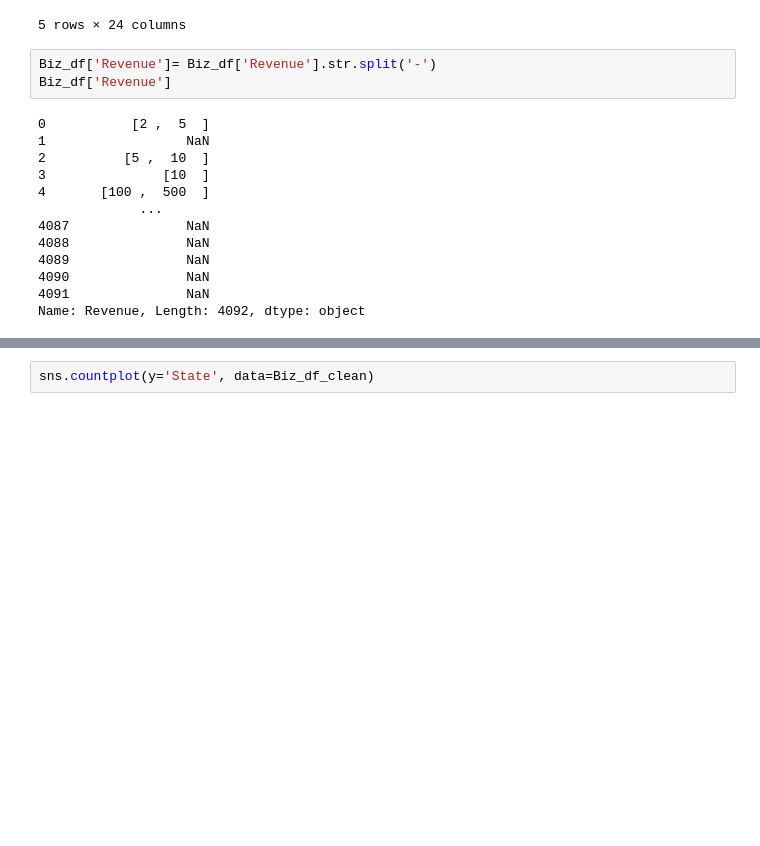
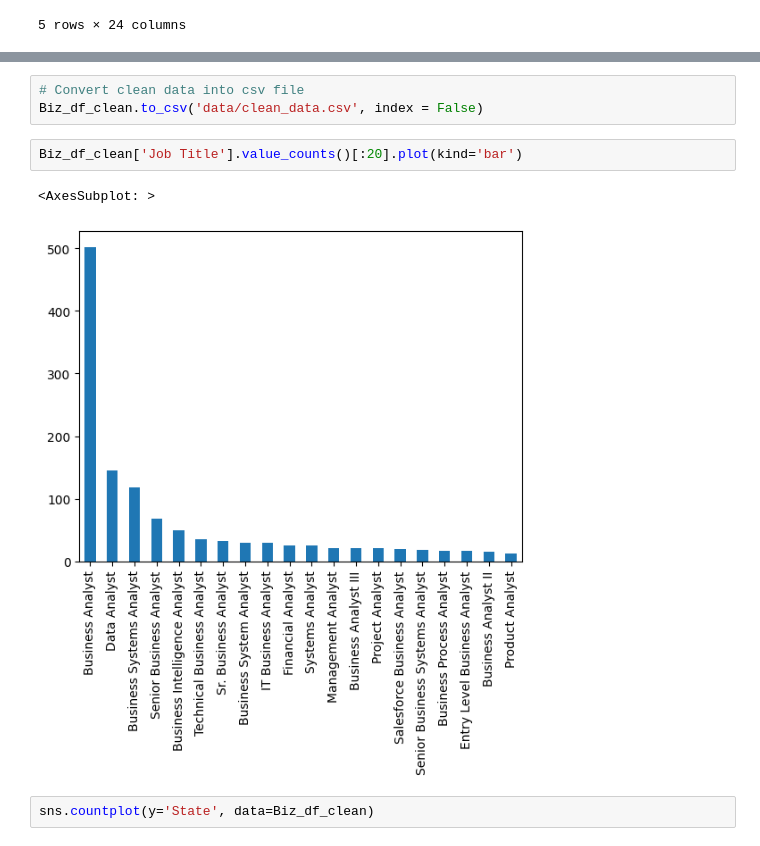
Before and after one commit to tsbarry/The_Job_Market, a Jupyter notebook: EDA.ipynb, the cells around one changed output, grey strips where cells are left out. Drawn from its saved outputs; the diff is of its cells as text; blank space fills up the shorter version.

Commit message:
cleandata

```diff
--- a/EDA.ipynb
+++ b/EDA.ipynb
@@ -170,22 +170,6 @@ Biz_df.head()
 | 3 | 3 | 3 | Information Security Analyst, Inc... | $56K-$102K (Glassdoor est.) | Job Description Summary\nThe Info... | 3.6 | BD | Franklin Lakes, NJ | ... |
 | 4 | 4 | 4 | Analyst - FP&A Global Revenue | $56K-$102K (Glassdoor est.) | Magnite is the world's largest in... | 3.4 | Rubicon Project | New York, NY | ... |
 5 rows × 24 columns
-# %%
-Biz_df['Revenue']= Biz_df['Revenue'].str.split('-')
-Biz_df['Revenue']
-# %% [output]
-0           [2 ,  5  ]
-1                  NaN
-2          [5 ,  10  ]
-3               [10  ]
-4       [100 ,  500  ]
-             ...
-4087               NaN
-4088               NaN
-4089               NaN
-4090               NaN
-4091               NaN
-Name: Revenue, Length: 4092, dtype: object
 # %%
 Biz_df_clean = Biz_df.drop(labels=["Unnamed: 0", "index", "Salary Estimate", "Job Description", "Location", "Headquarters", "Competitors", "HeadquarterCity"], axis=1)
 Biz_df_clean.columns = ["Job Title", "Rating", "Company Name", "Size", "Founded", "Type of ownership", "Industry", 'Sector', "Revenue", "Easy Apply", "Avg_Salary",	"Min_Salary", "Max_Salary",	"City",	"State", "Headquarter"]
@@ -197,6 +181,14 @@ Biz_df_clean.head()
 | 2 | Data Analyst | 3.6 | Asembia | 501 to 1000 employees | 2004 | Company - Private | Biotech & Pharmaceuticals | Biotech & Pharmaceuticals | 5 - 10 | ... |
 | 3 | Information Security Analyst, Inc... | 3.6 | BD | 10000+ employees | 1897 | Company - Public | Health Care Products Manufacturing | Manufacturing | 10 | ... |
 | 4 | Analyst - FP&A Global Revenue | 3.4 | Rubicon Project | 201 to 500 employees | 2007 | Company - Public | Internet | Information Technology | 100 - 500 | ... |
+# %%
+# Convert clean data into csv file
+Biz_df_clean.to_csv('data/clean_data.csv', index = False)
+# %%
+Biz_df_clean['Job Title'].value_counts()[:20].plot(kind='bar')
+# %% [output]
+<AxesSubplot: >
+[figure, added]
 # %%
 sns.countplot(y='State', data=Biz_df_clean)
 # %% [output]
```
Also changed, not shown: parts of 1 cell of this notebook, 2 other files.
